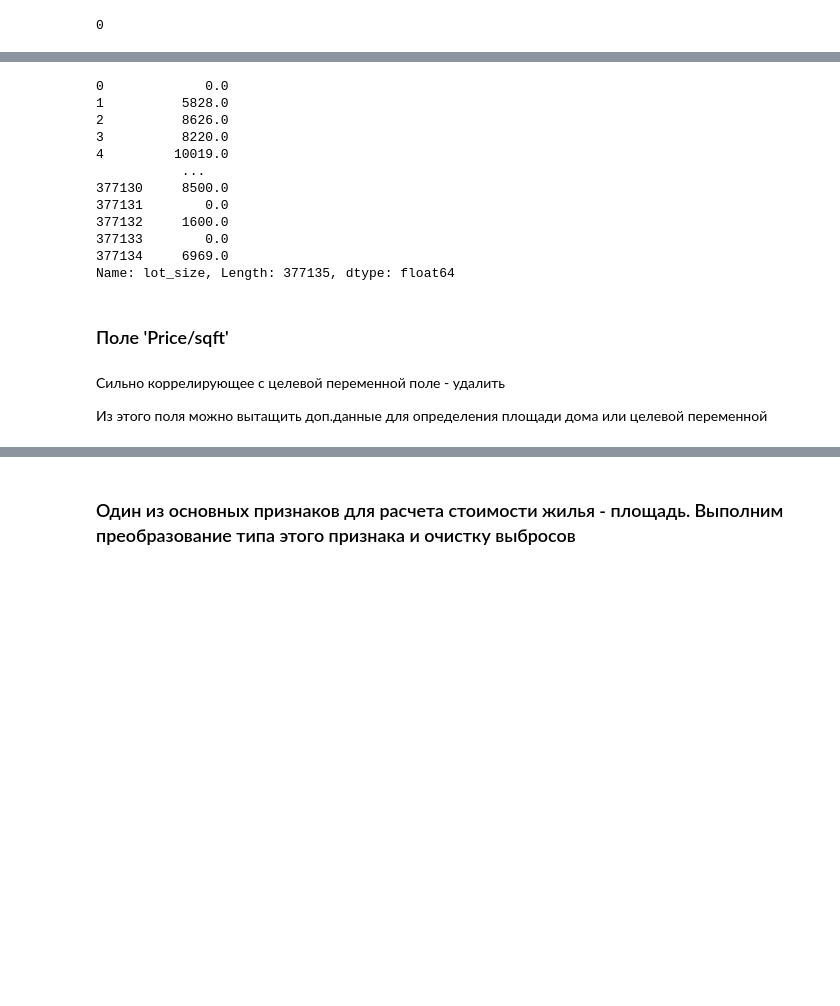
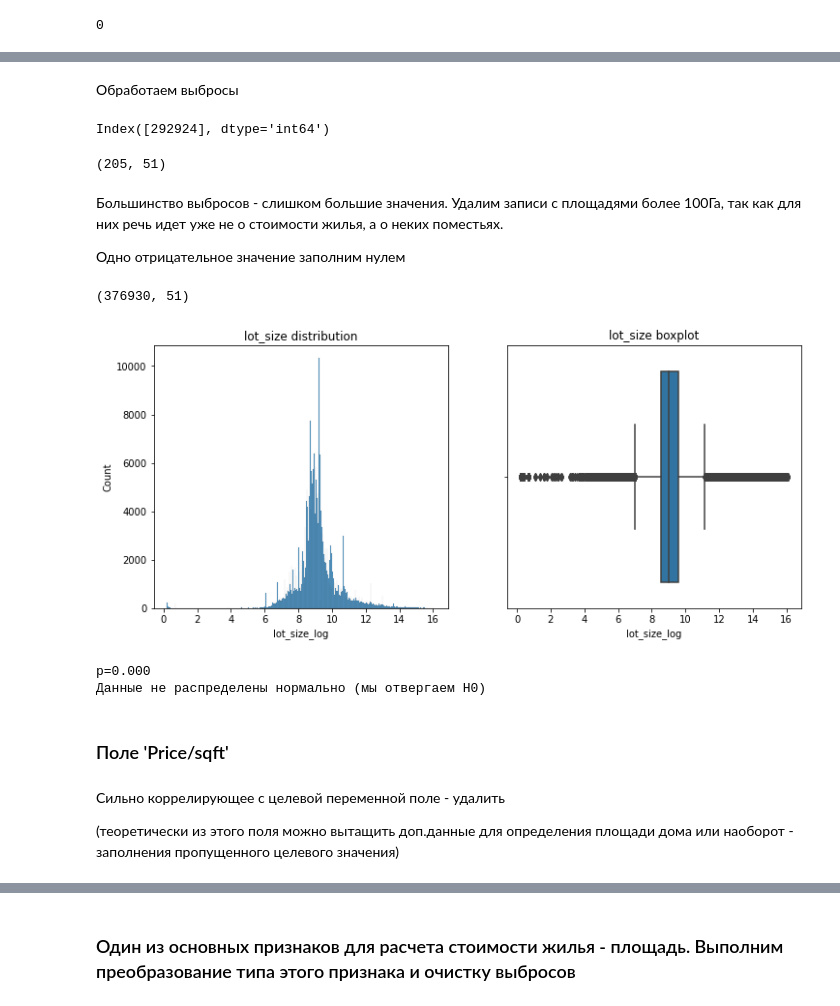
Before and after one commit to DarthSirius/Lessons, a Jupyter notebook: SkillFactory/Final_project/prepare.ipynb, the cells around one changed output, grey strips where cells are left out. Saved outputs shown, nothing was run; the diff lists cells and outputs as text; code cells hidden in the pictures; blank space fills up the shorter version.

```diff
--- a/SkillFactory/Final_project/prepare.ipynb
+++ b/SkillFactory/Final_project/prepare.ipynb
@@ -363,7 +390,7 @@ electric                                             1012
 Name: count, dtype: int64
 # %%
 # Анализ структуры данных показывает, что сведения об отоплении и кондиционировании содержатся в обоих полях.
-data['Heat_Cool'] = data['Heating'] + ' // ' + data['Cooling']
+data['Heat_Cool'] = data['Heating'] + ' // ' + data['Cooling'] # объединяем поля в одно и обрабатываем по ключевым фразам
 # Heating and Cooling hand-coding
 data['heating_1'] = data['Heat_Cool'].apply(lambda x: 1 if 'forced air' in x else 0).astype('int')
 data['heating_2'] = data['Heat_Cool'].apply(lambda x: 1 if 'electric' in x else 0).astype('int')
@@ -388,8 +415,9 @@ data['cooling'] = data['Heat_Cool'].apply(lambda x: 1 if 'has cooling' in x
                                           or 'evaporative' in x
                                           or 'condition' in x else 0).astype('int')
 #
-#data['ceiling_fan'] = data['Heat_Cool'].apply(lambda x: 1 if 'ceiling fan' in x else 0).astype('int')
-#data['Humidity'] = data['Heat_Cool'].apply(lambda x: 1 if 'humidity' in x else 0).astype('int')
-# do we need it?
-#data['heating_9'] = data['Heat_Cool'].apply(lambda x: 1 if 'heating' in x else 0)
-# data['heating_0'] = data['Heating'].apply(lambda x: 1 x == 'other' or x == 'no data' or x == '' or x == np.nan)
+data['ceiling_fan'] = data['Heat_Cool'].apply(lambda x: 1 if 'ceiling fan' in x else 0).astype('int')
+data['Humidity'] = data['Heat_Cool'].apply(lambda x: 1 if 'humidity' in x else 0).astype('int')
+# удаляем исходное поле
+data = data.drop(labels=['Heating','Cooling'], axis=1)
+# удаляем исходное поле
+data = data.drop(labels=['Heat_Cool'], axis=1)
@@ -500,15 +527,35 @@ data.loc[data[data['mes_unit'] == 'acre'].index, 'lot_size'] = data.loc[data[dat
+# %% [markdown]
+Обработаем выбросы
+# %%
+# определяем индекс записи с отрицательным значением поля Площадь участка
+data[data['lot_size']<0].index
+# %% [output]
+Index([292924], dtype='int64')
 # %%
-data['lot_size']
+data[data['lot_size']>1e+7].shape
 # %% [output]
-0             0.0
-1          5828.0
-2          8626.0
-3          8220.0
-4         10019.0
-           ...
-377130     8500.0
-377131        0.0
-377132     1600.0
-377133        0.0
-377134     6969.0
-Name: lot_size, Length: 377135, dtype: float64
+(205, 51)
+# %% [markdown]
+Большинство выбросов - слишком большие значения. Удалим записи с площадями более 100Га, так как для них речь идет уже не о стоимости жилья, а о неких поместьях.
+
+Одно отрицательное значение заполним нулем
+# %%
+#data.loc[outliers_z['lot_size'].index, 'lot_size'] = data['lot_size'].median()
+# Удаляем строки со слишком большими площадями (>100 Га)
+data = data.drop(labels=data[data['lot_size']>1e+7].index, axis=0)
+# заполняем отрицательное значение нулем
+data.loc[292924, 'lot_size'] = 0
+data.shape
+# %% [output]
+(376930, 51)
+# %%
+# логарифмируем распределение
+data['lot_size_log'] = np.log(data['lot_size']+1)
+# проверяем распределение данных по целевой переменной
+fig, axes = plt.subplots(nrows=1, ncols = 2, figsize=(12,5))
+histplot = sns.histplot(data = data[data['lot_size_log']>0], x = 'lot_size_log', ax=axes[0])
+histplot.set_title('lot_size distribution')
+boxplot = sns.boxplot( data = data[data['lot_size_log']>0], x = 'lot_size_log', ax = axes[1])
+boxplot.set_title('lot_size boxplot');
+# %% [output]
+[figure, added]
@@ -515,3 +567,18 @@ Name: lot_size, Length: 377135, dtype: float64
+# %%
+_, p = normaltest(data['lot_size_log'])
+#normaltest возвращает двустороннюю вероятность для проверки гипотезы
+
+print('p=%.3f' % p)
+
+# Интерпретация
+
+if p > alpha/2:
+	print(H0)
+else:
+	print(Ha)
+# %% [output]
+p=0.000
+Данные не распределены нормально (мы отвергаем H0)
 # %%
 # удаляем исходное поле
 data = data.drop(labels=['mes_unit'], axis=1)
@@ -520,7 +589,7 @@ data = data.drop(labels=['mes_unit'], axis=1)
 # %% [markdown]
 Сильно коррелирующее с целевой переменной поле - удалить
 
-Из этого поля можно вытащить доп.данные для определения площади дома или целевой переменной
+(теоретически из этого поля можно вытащить доп.данные для определения площади дома или наоборот - заполнения пропущенного целевого значения)
 # %%
 # удаляем исходное поле
 data = data.drop(labels=['Price/sqft'], axis=1)
```
Also changed, not shown: parts of 147 cells of this notebook, 13 other files.
